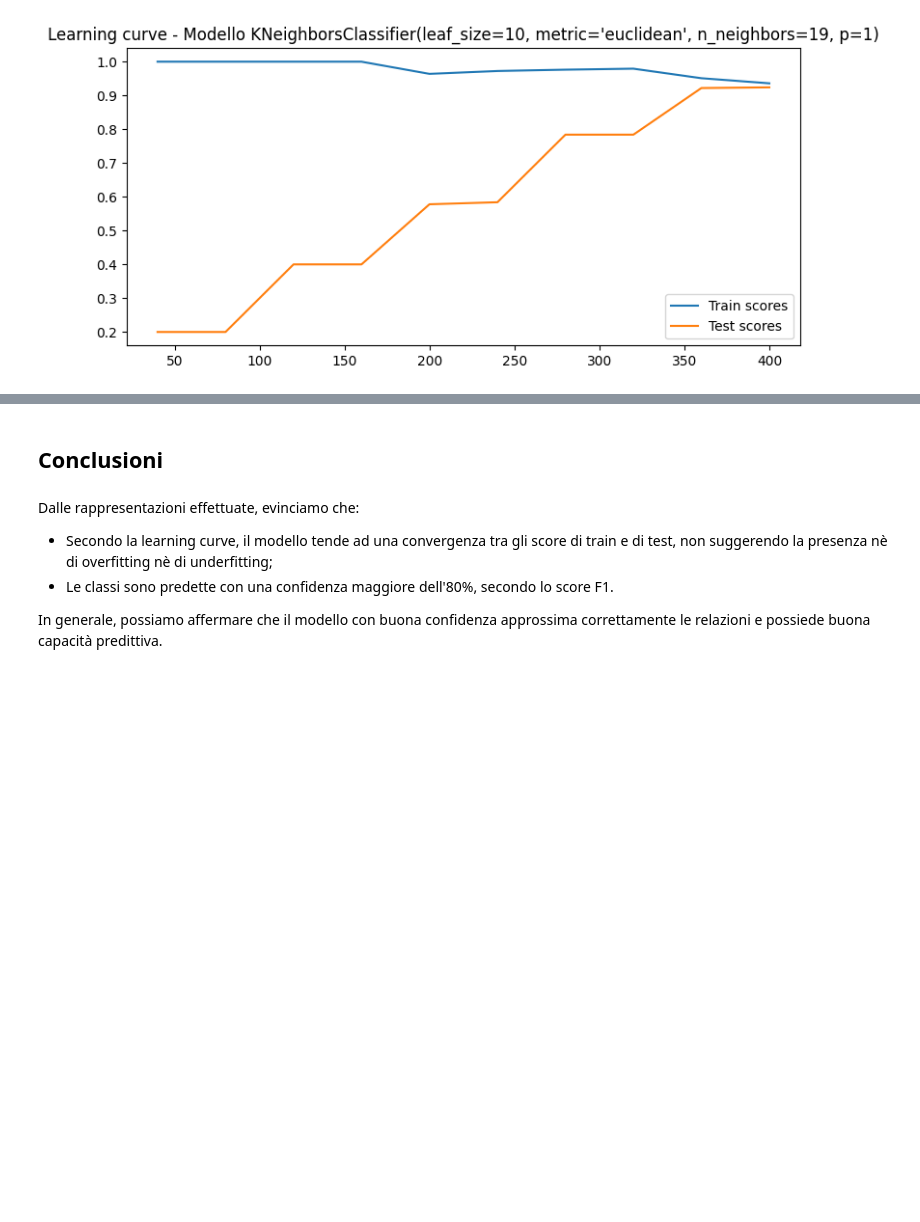
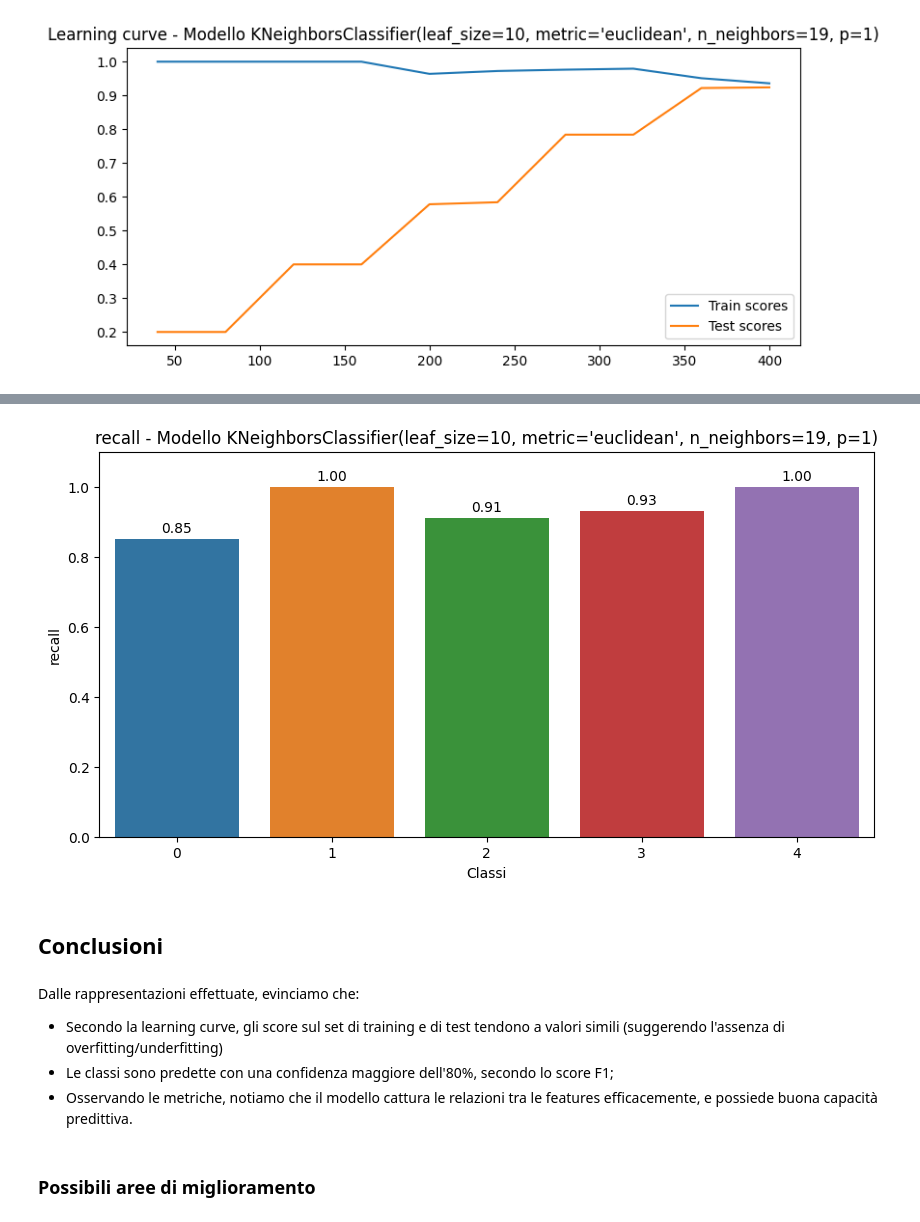
Before and after one commit to crypto-infinity/proai, a Jupyter notebook: course4-ml-algorithms/project/frutti_esotici.ipynb, the cells around one changed output, grey strips where cells are left out. Cells and saved outputs as stored; diff of their text form; code cells hidden in the pictures; blank space fills up the shorter version.

```diff
--- a/course4-ml-algorithms/project/frutti_esotici.ipynb
+++ b/course4-ml-algorithms/project/frutti_esotici.ipynb
@@ -749,9 +754,14 @@ feature_importance(report, class_names, metric="f1-score")
+# %%
+class_metrics(report, class_names, metric="recall")
+# %% [output]
+[figure, added]
 # %% [markdown]
 ## Conclusioni
 # %% [markdown]
 Dalle rappresentazioni effettuate, evinciamo che:
 
-* Secondo la learning curve, il modello tende ad una convergenza tra gli score di train e di test, non suggerendo la presenza nè di overfitting nè di underfitting;
-* Le classi sono predette con una confidenza maggiore dell'80%, secondo lo score F1.
-
-In generale, possiamo affermare che il modello con buona confidenza approssima correttamente le relazioni e possiede buona capacità predittiva.
+* Secondo la learning curve, gli score sul set di training e di test tendono a valori simili (suggerendo l'assenza di overfitting/underfitting)
+* Le classi sono predette con una confidenza maggiore dell'80%, secondo lo score F1;
+* Osservando le metriche, notiamo che il modello cattura le relazioni tra le features efficacemente, e possiede buona capacità predittiva.
+# %% [markdown]
+### Possibili aree di miglioramento
```
Also changed, not shown: parts of 26 cells of this notebook.
